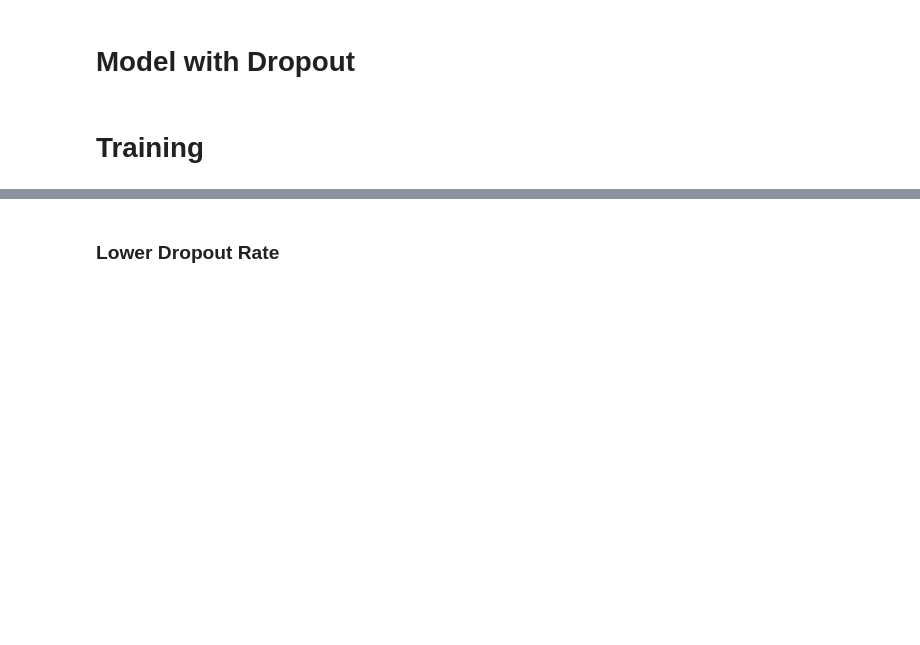
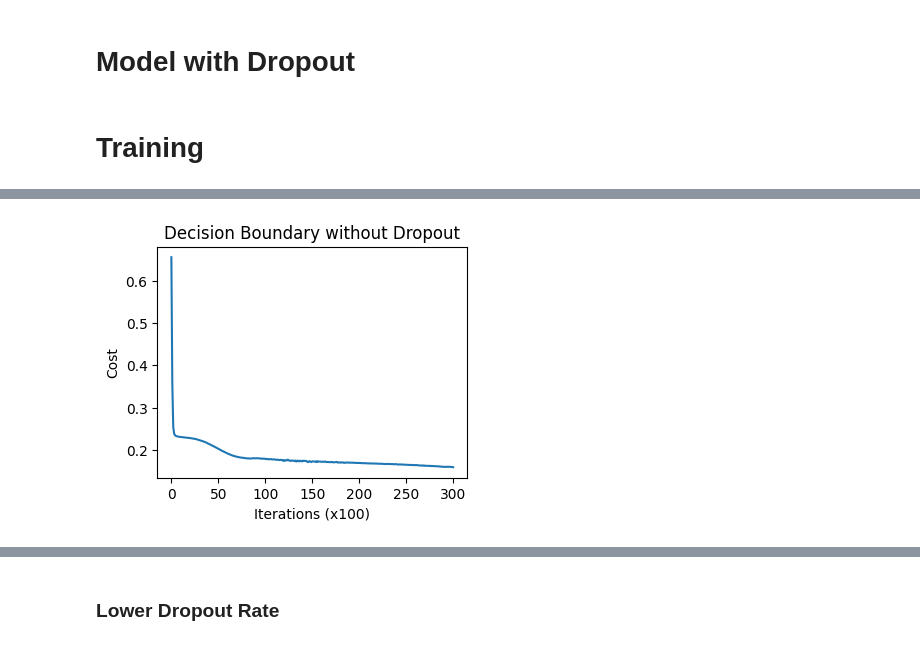
Before and after one commit to manhtdxxx/learn-ML, a Jupyter notebook: 04 - Deep Learning/DL Specialization by Andrew Ng/C2_W1 - Dropout Regularization.ipynb, the cells around one changed output, grey strips where cells are left out. Saved outputs shown, nothing was run; the diff lists cells and outputs as text; code cells hidden in the pictures; blank space fills up the shorter version.

```diff
--- a/04 - Deep Learning/DL Specialization by Andrew Ng/C2_W1 - Dropout Regularization.ipynb
+++ b/04 - Deep Learning/DL Specialization by Andrew Ng/C2_W1 - Dropout Regularization.ipynb
@@ -163,0 +166,6 @@ iterations = 20000
+# %%
+params_no_dropOut, costs_no_dropOut = my_model(train_X, train_Y,
+                                          layers=units_each_layer,
+                                          learning_rate=learning_rate,
+                                          iterations=iterations,
+                                          threshold_to_keep=1)
@@ -163,0 +180,4 @@ iterations = 20000
+# %%
+plot_costs(costs_no_dropOut, title="Decision Boundary without Dropout")
+# %% [output]
+[figure, added]
```
Also changed, not shown: parts of 11 cells of this notebook.
